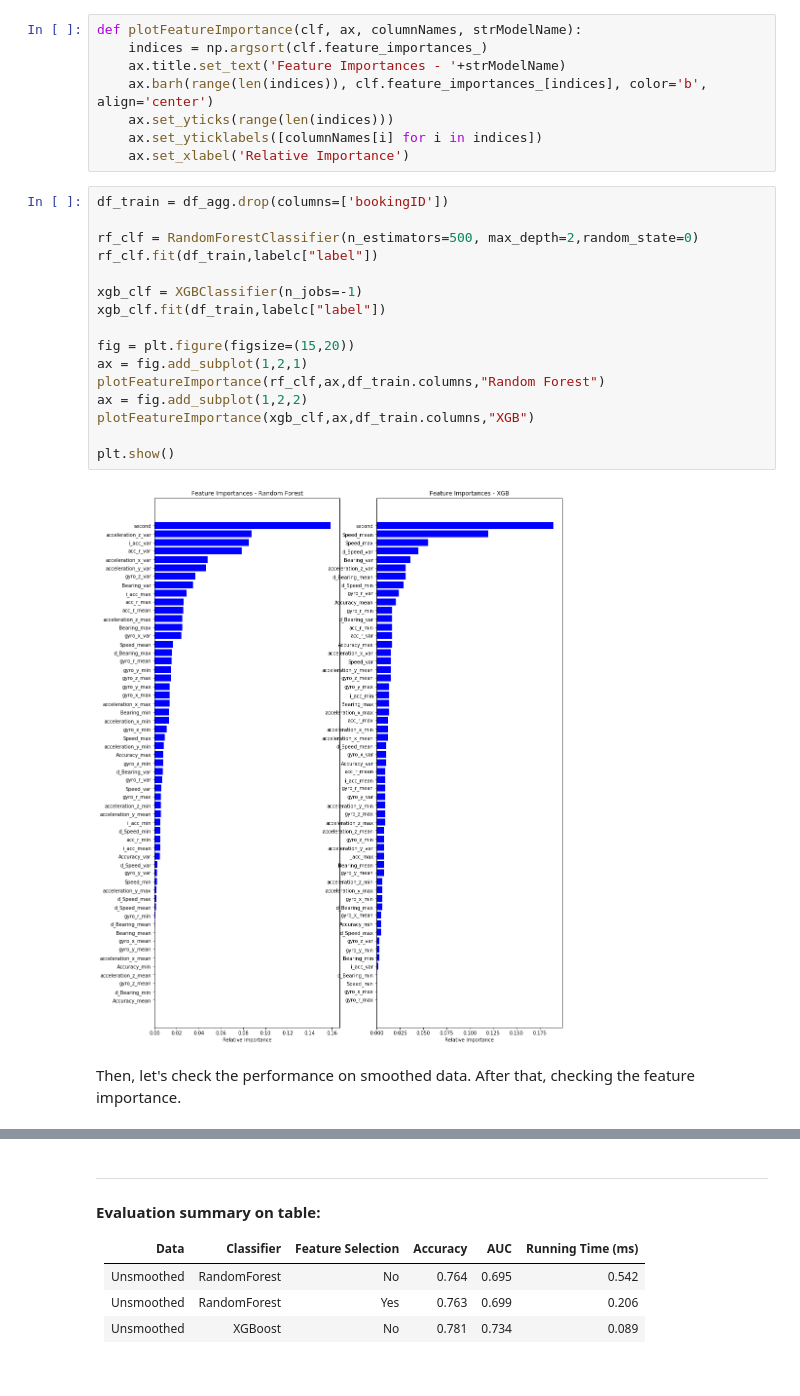
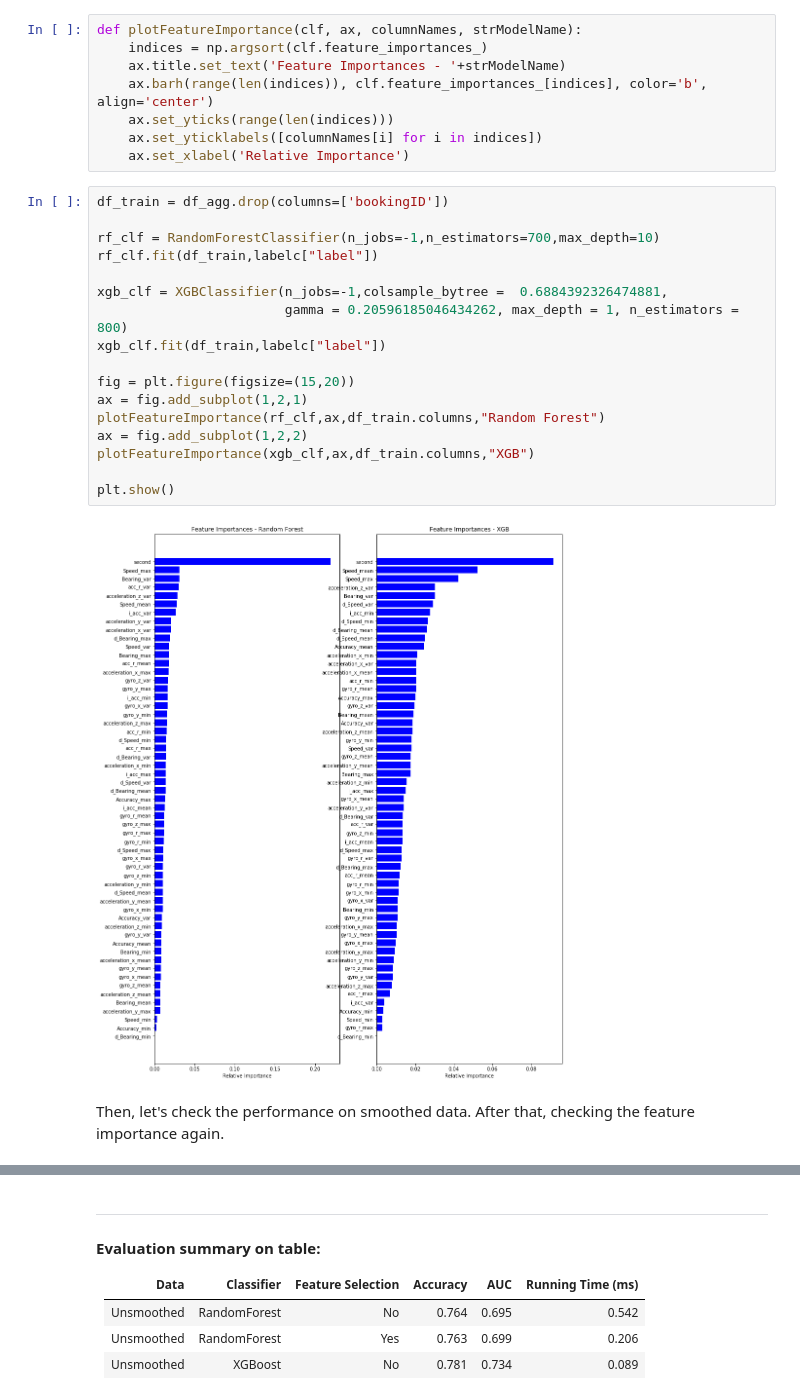
Before and after one commit to haniramadhan/grabaiforsea2019, a Jupyter notebook: Hani Ramadhan - AI for SEA - Safety.ipynb, the cells around one changed output, grey strips where cells are left out. Drawn from its saved outputs; the diff is of its cells as text.

```diff
--- a/Hani Ramadhan - AI for SEA - Safety.ipynb
+++ b/Hani Ramadhan - AI for SEA - Safety.ipynb
@@ -973,21 +977,22 @@ def plotFeatureImportance(clf, ax, columnNames, strModelName):
 # %%
 df_train = df_agg.drop(columns=['bookingID'])
 
-rf_clf = RandomForestClassifier(n_estimators=500, max_depth=2,random_state=0)
+rf_clf = RandomForestClassifier(n_jobs=-1,n_estimators=700,max_depth=10)
 rf_clf.fit(df_train,labelc["label"])
 
-xgb_clf = XGBClassifier(n_jobs=-1)
+xgb_clf = XGBClassifier(n_jobs=-1,colsample_bytree =  0.6884392326474881,
+                        gamma = 0.20596185046434262, max_depth = 1, n_estimators = 800)
 xgb_clf.fit(df_train,labelc["label"])
 
 fig = plt.figure(figsize=(15,20))
 ax = fig.add_subplot(1,2,1)
 plotFeatureImportance(rf_clf,ax,df_train.columns,"Random Forest")
 ax = fig.add_subplot(1,2,2)
 plotFeatureImportance(xgb_clf,ax,df_train.columns,"XGB")
 
 plt.show()
 # %% [output]
-[figure, old version]
+[figure, new version]
 # %% [markdown]
-Then, let's check the performance on smoothed data. After that, checking the feature importance.
+Then, let's check the performance on smoothed data. After that, checking the feature importance again.
 # %%
```
Also changed, not shown: parts of 15 cells of this notebook, 1 other file.
